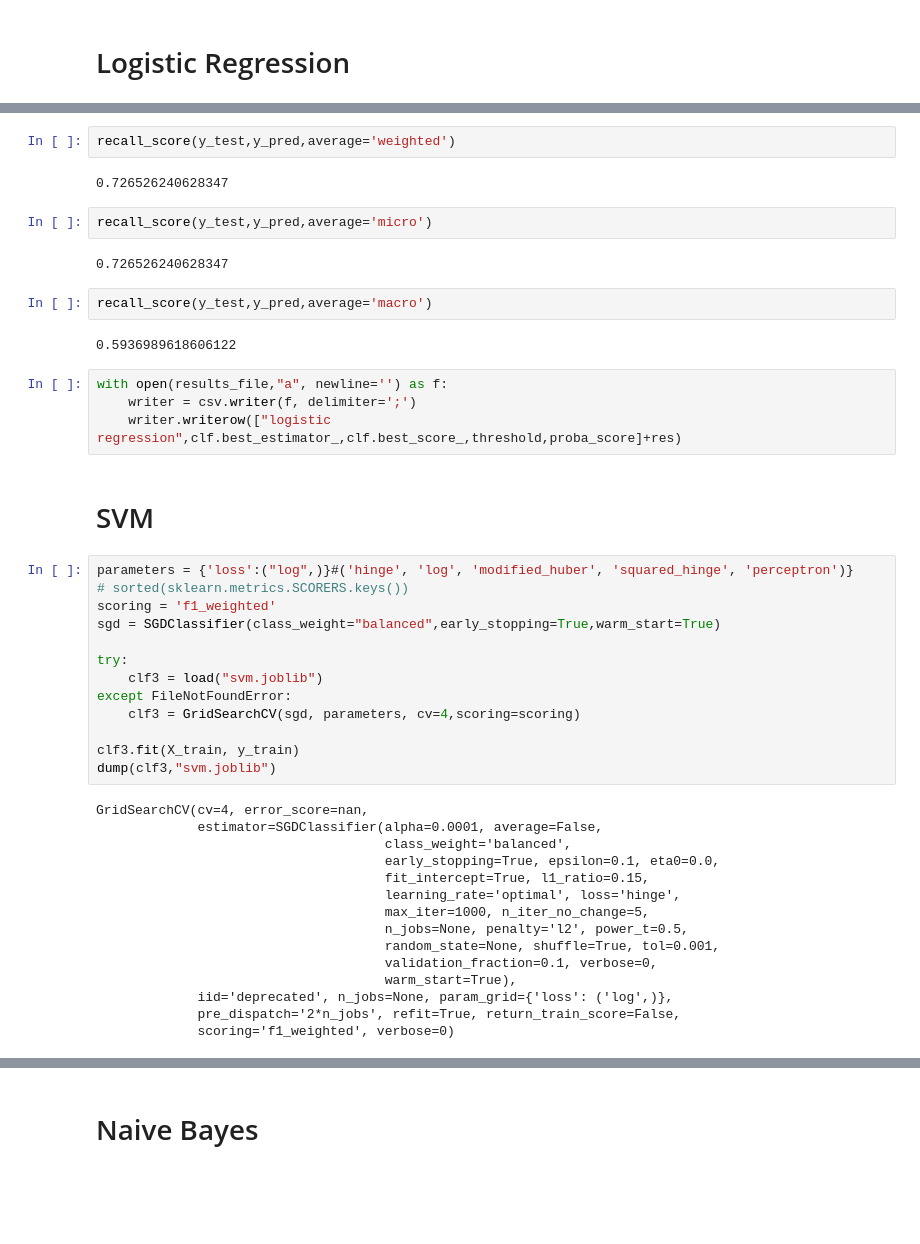
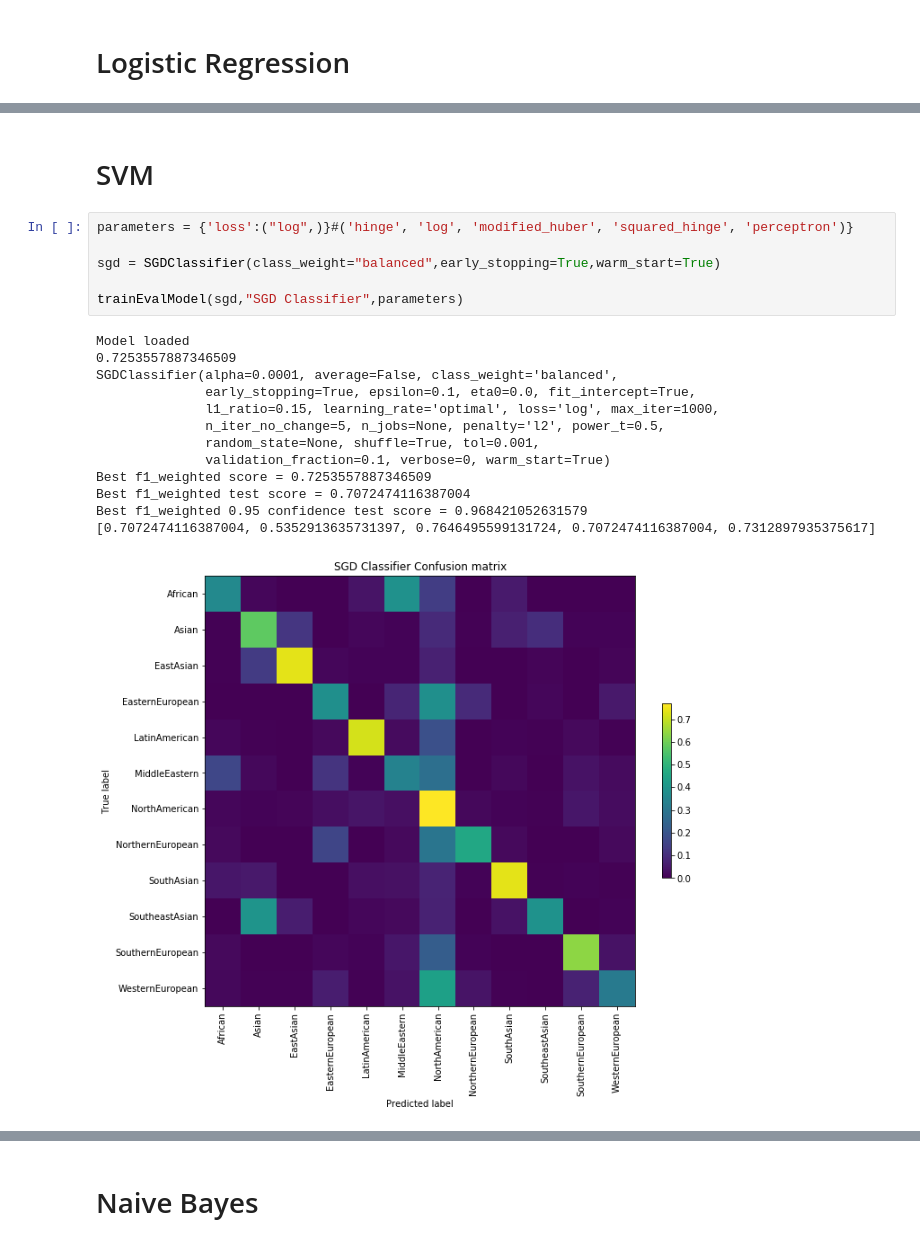
Before and after one commit to catherning/food_recipe_gen, a Jupyter notebook: cuisine_classification/ML_classification.ipynb, the cells around one changed output, grey strips where cells are left out. Saved outputs shown, nothing was run; the diff lists cells and outputs as text; blank space fills up the shorter version.

```diff
--- a/cuisine_classification/ML_classification.ipynb
+++ b/cuisine_classification/ML_classification.ipynb
@@ -214,46 +216,22 @@ res
-# %%
-recall_score(y_test,y_pred,average='weighted')
-# %% [output]
-0.726526240628347
-# %%
-recall_score(y_test,y_pred,average='micro')
-# %% [output]
-0.726526240628347
-# %%
-recall_score(y_test,y_pred,average='macro')
-# %% [output]
-0.5936989618606122
-# %%
-with open(results_file,"a", newline='') as f:
-    writer = csv.writer(f, delimiter=';')
-    writer.writerow(["logistic regression",clf.best_estimator_,clf.best_score_,threshold,proba_score]+res)
 # %% [markdown]
 # SVM
 # %%
 parameters = {'loss':("log",)}#('hinge', 'log', 'modified_huber', 'squared_hinge', 'perceptron')}
-# sorted(sklearn.metrics.SCORERS.keys())
-scoring = 'f1_weighted'
+
 sgd = SGDClassifier(class_weight="balanced",early_stopping=True,warm_start=True)
 
-try:
-    clf3 = load("svm.joblib")
-except FileNotFoundError:
-    clf3 = GridSearchCV(sgd, parameters, cv=4,scoring=scoring)
-
-clf3.fit(X_train, y_train)
-dump(clf3,"svm.joblib")
+trainEvalModel(sgd,"SGD Classifier",parameters)
 # %% [output]
-GridSearchCV(cv=4, error_score=nan,
-             estimator=SGDClassifier(alpha=0.0001, average=False,
-                                     class_weight='balanced',
-                                     early_stopping=True, epsilon=0.1, eta0=0.0,
-                                     fit_intercept=True, l1_ratio=0.15,
-                                     learning_rate='optimal', loss='hinge',
-                                     max_iter=1000, n_iter_no_change=5,
-                                     n_jobs=None, penalty='l2', power_t=0.5,
-                                     random_state=None, shuffle=True, tol=0.001,
-                                     validation_fraction=0.1, verbose=0,
-                                     warm_start=True),
-             iid='deprecated', n_jobs=None, param_grid={'loss': ('log',)},
-             pre_dispatch='2*n_jobs', refit=True, return_train_score=False,
-             scoring='f1_weighted', verbose=0)
+Model loaded
+0.7253557887346509
+SGDClassifier(alpha=0.0001, average=False, class_weight='balanced',
+              early_stopping=True, epsilon=0.1, eta0=0.0, fit_intercept=True,
+              l1_ratio=0.15, learning_rate='optimal', loss='log', max_iter=1000,
+              n_iter_no_change=5, n_jobs=None, penalty='l2', power_t=0.5,
+              random_state=None, shuffle=True, tol=0.001,
+              validation_fraction=0.1, verbose=0, warm_start=True)
+Best f1_weighted score = 0.7253557887346509
+Best f1_weighted test score = 0.7072474116387004
+Best f1_weighted 0.95 confidence test score = 0.968421052631579
+[0.7072474116387004, 0.5352913635731397, 0.7646495599131724, 0.7072474116387004, 0.7312897935375617]
+[figure, added]
```
Also changed, not shown: parts of 62 cells of this notebook, 8 other files.
